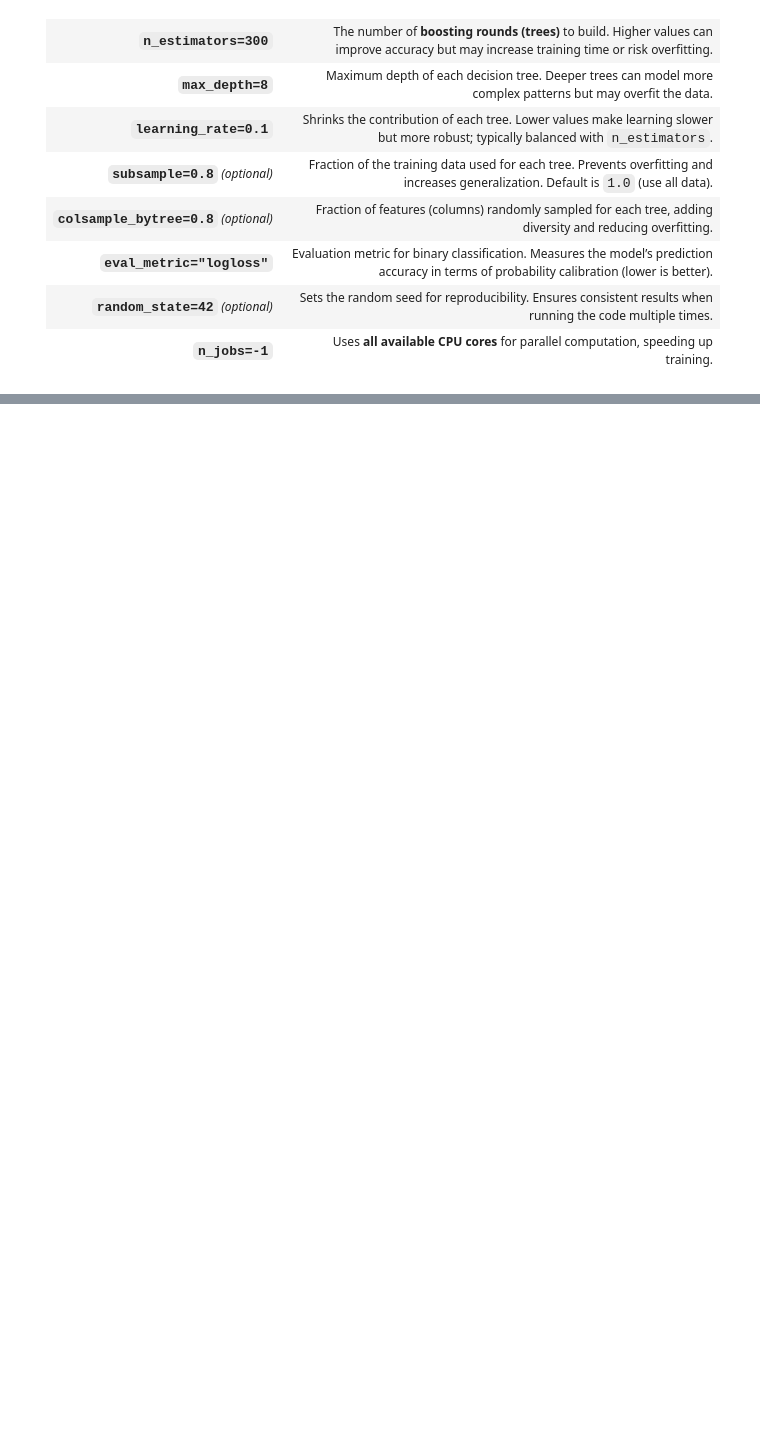
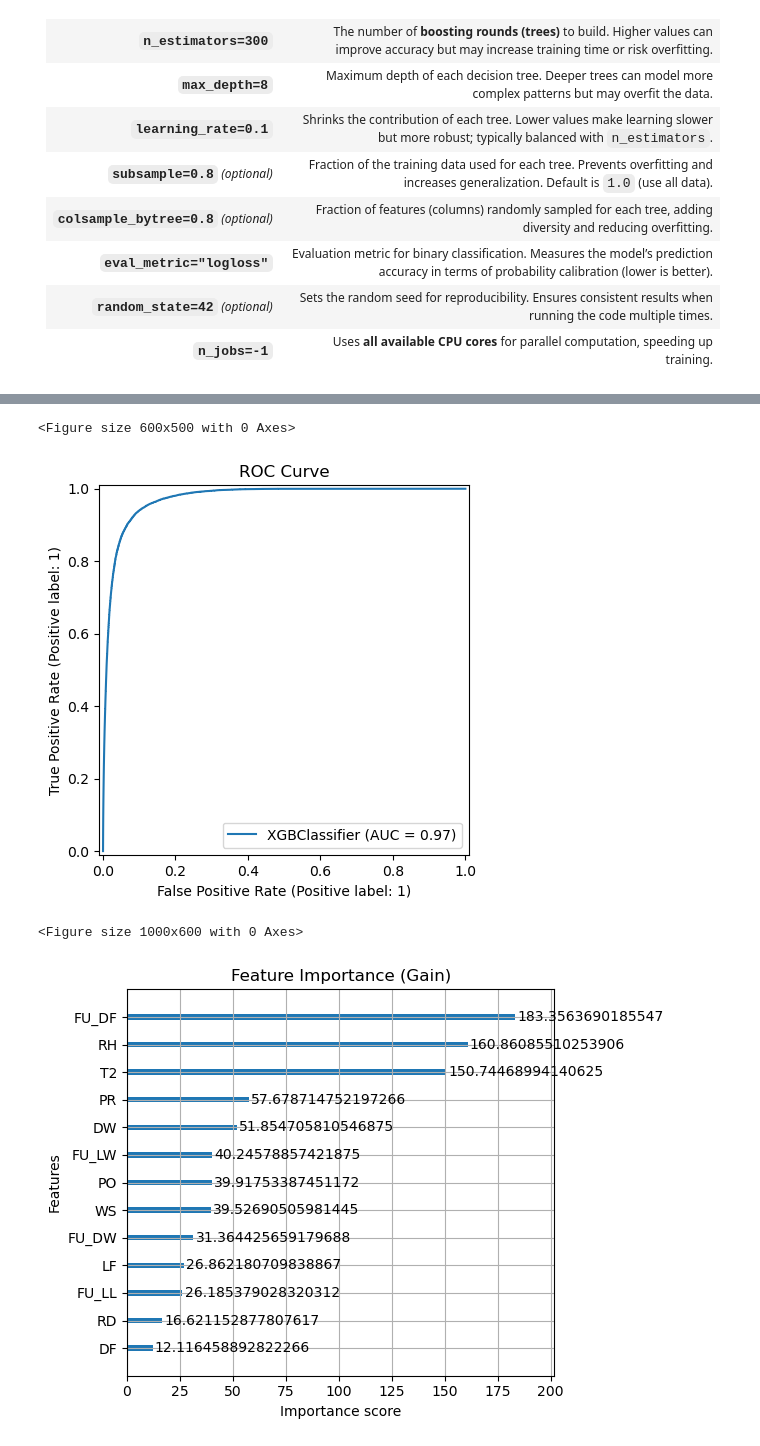
Before and after one commit to enyfeo/AI-Probability-of-Fire, a Jupyter notebook: handbook/POF_Forecast_Trainer.ipynb, the cells around one changed output, grey strips where cells are left out. Cells and saved outputs as stored; diff of their text form; code cells hidden in the pictures; blank space fills up the shorter version.

```diff
--- a/handbook/POF_Forecast_Trainer.ipynb
+++ b/handbook/POF_Forecast_Trainer.ipynb
@@ -125,23 +155,30 @@ print(confusion_matrix(y_test, y_pred))
 # %%
 
 # -----------------------------
 # PLOT ROC CURVE & FEATURE IMPORTANCE
 # -----------------------------
 os.makedirs("./outputs", exist_ok=True)
 plt.figure(figsize=(6, 5))
 RocCurveDisplay.from_estimator(model, X_test, y_test)
 plt.title("ROC Curve")
 plt.savefig("./outputs/POF_ROC.png", dpi=300)
 plt.show()
 plt.close()
 
+del X_test, y_test
+
 plt.figure(figsize=(10, 6))
 plot_importance(model, max_num_features=20, importance_type="gain")
 plt.title("Feature Importance (Gain)")
 plt.tight_layout()
 plt.savefig("./outputs/POF_importance.png", dpi=300)
 plt.show()
 plt.close()
+# %% [output]
+<Figure size 600x500 with 0 Axes>
+[figure, added]
+<Figure size 1000x600 with 0 Axes>
+[figure, added]
 # %%
 
 # -----------------------------
```
Also changed, not shown: parts of 6 cells of this notebook, 2 other files.
